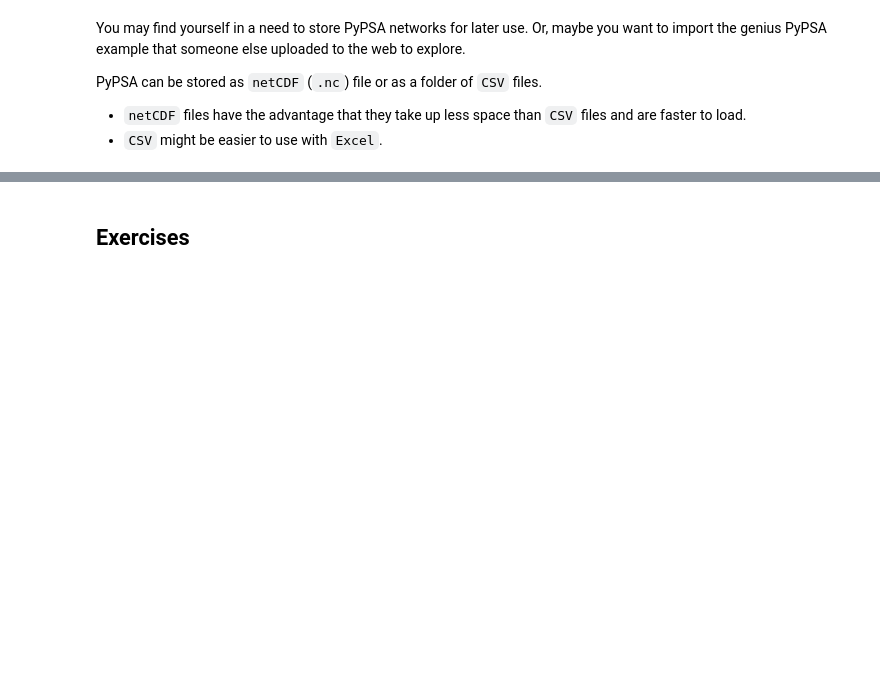
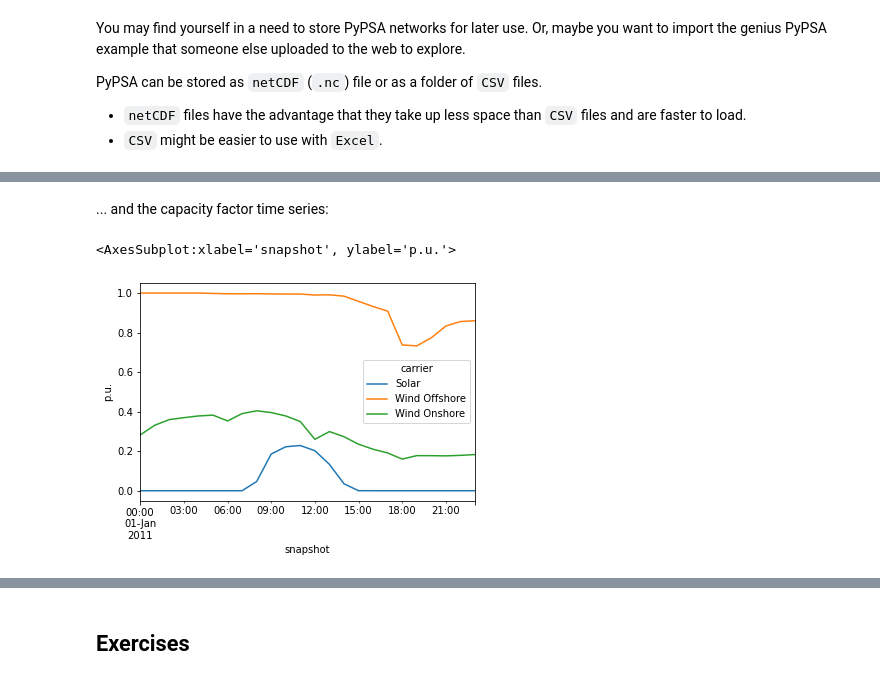
Before and after one commit to fneum/data-science-for-esm, a Jupyter notebook: _sources/09-workshop-pypsa.ipynb, the cells around one changed output, grey strips where cells are left out. Cells and saved outputs as stored; diff of their text form; code cells hidden in the pictures; blank space fills up the shorter version.

```diff
--- a/_sources/09-workshop-pypsa.ipynb
+++ b/_sources/09-workshop-pypsa.ipynb
@@ -556,0 +644,7 @@ INFO:pypsa.io:Imported network tmp.nc has buses, carriers, generators, lines, lo
+# %% [markdown]
+... and the capacity factor time series:
+# %%
+n.generators_t.p_max_pu.groupby(n.generators.carrier, axis=1).mean().plot(ylabel='p.u.')
+# %% [output]
+<AxesSubplot:xlabel='snapshot', ylabel='p.u.'>
+[figure, added]
```
Also changed, not shown: parts of 56 cells of this notebook, 16 other files.
